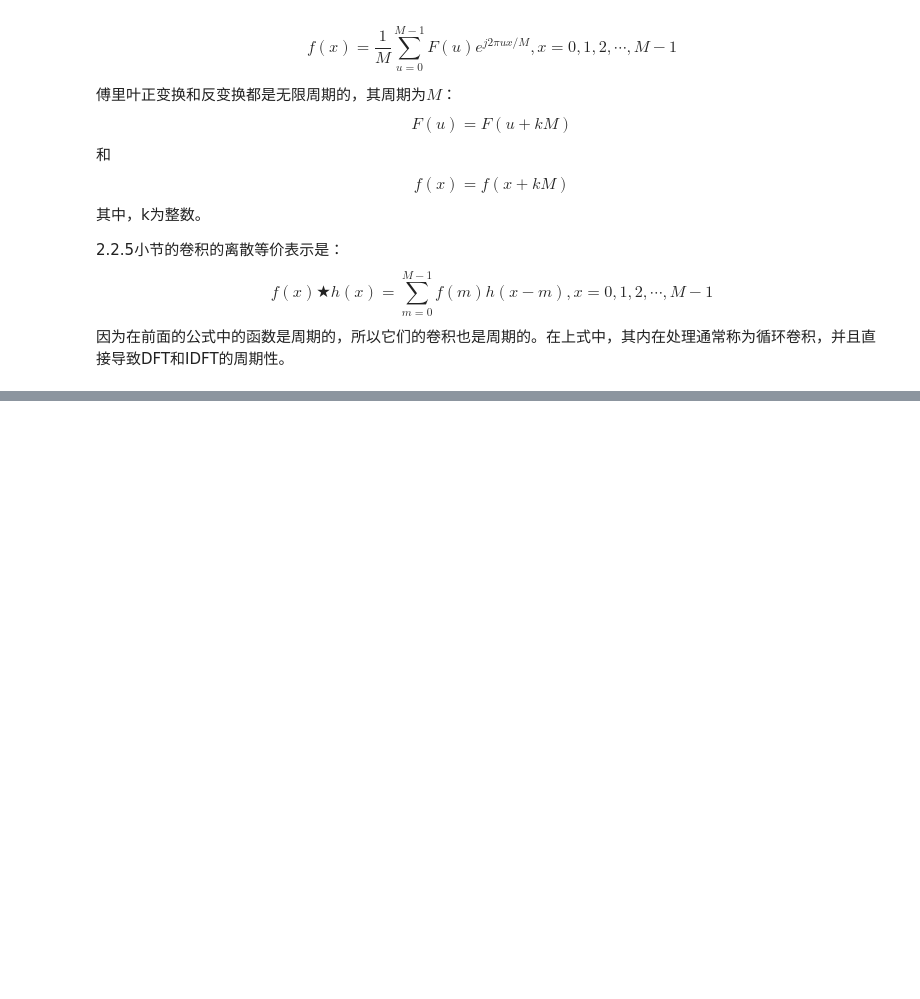
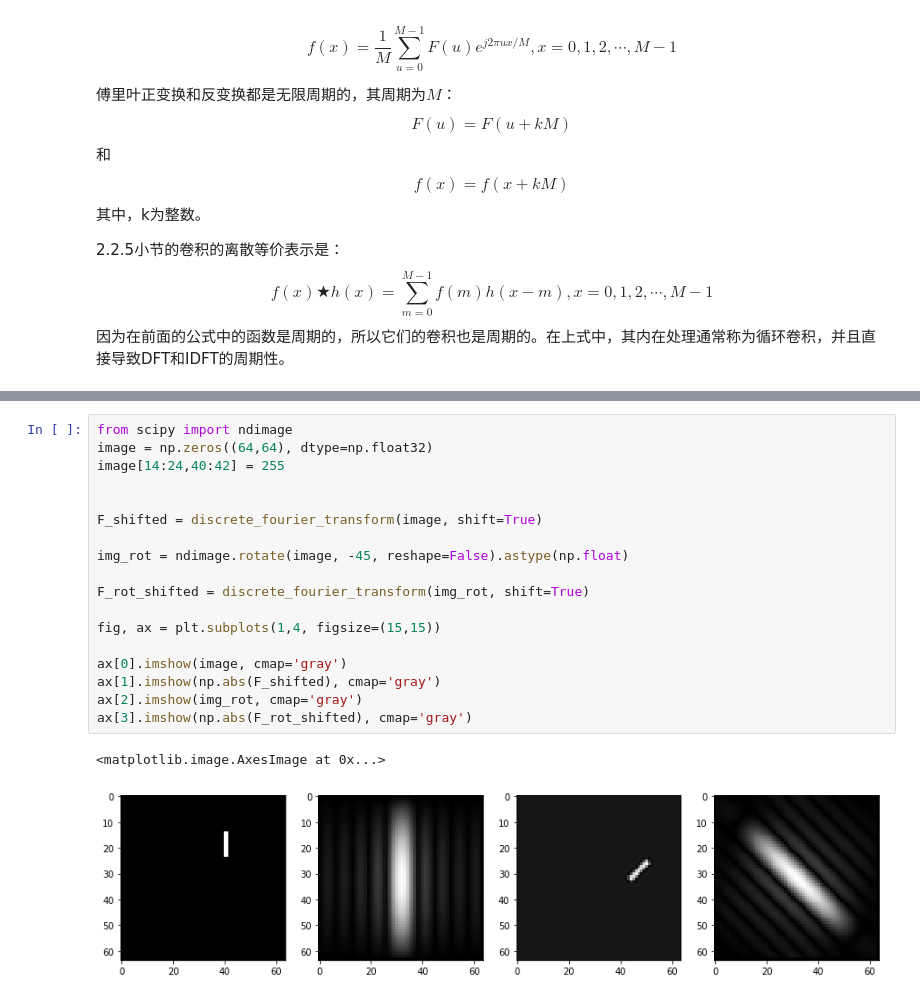
Before and after one commit to Sierkinhane/Digital-Image-Processing, a Jupyter notebook: src/Digital_Image_Processing.ipynb, the cells around one changed output, grey strips where cells are left out. Cells and saved outputs as stored; diff of their text form; blank space fills up the shorter version.

```diff
--- a/src/Digital_Image_Processing.ipynb
+++ b/src/Digital_Image_Processing.ipynb
@@ -1398,0 +1462,21 @@ $$f(x)(-1)^{(x+y)}\Leftrightarrow F(u-M/2, v-N/2)$$
+# %%
+from scipy import ndimage
+image = np.zeros((64,64), dtype=np.float32)
+image[14:24,40:42] = 255
+
+
+F_shifted = discrete_fourier_transform(image, shift=True)
+
+img_rot = ndimage.rotate(image, -45, reshape=False).astype(np.float)
+
+F_rot_shifted = discrete_fourier_transform(img_rot, shift=True)
+
+fig, ax = plt.subplots(1,4, figsize=(15,15))
+
+ax[0].imshow(image, cmap='gray')
+ax[1].imshow(np.abs(F_shifted), cmap='gray')
+ax[2].imshow(img_rot, cmap='gray')
+ax[3].imshow(np.abs(F_rot_shifted), cmap='gray')
+# %% [output]
+<matplotlib.image.AxesImage at 0x...>
+[figure, added]
```
Also changed, not shown: parts of 6 cells of this notebook, 32 other files.
